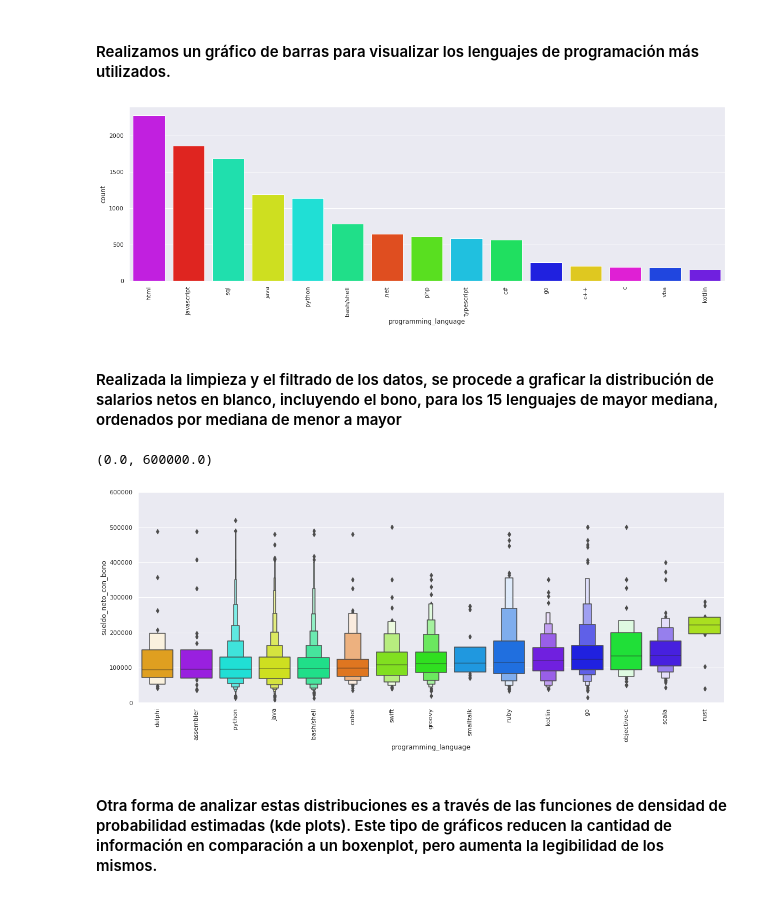
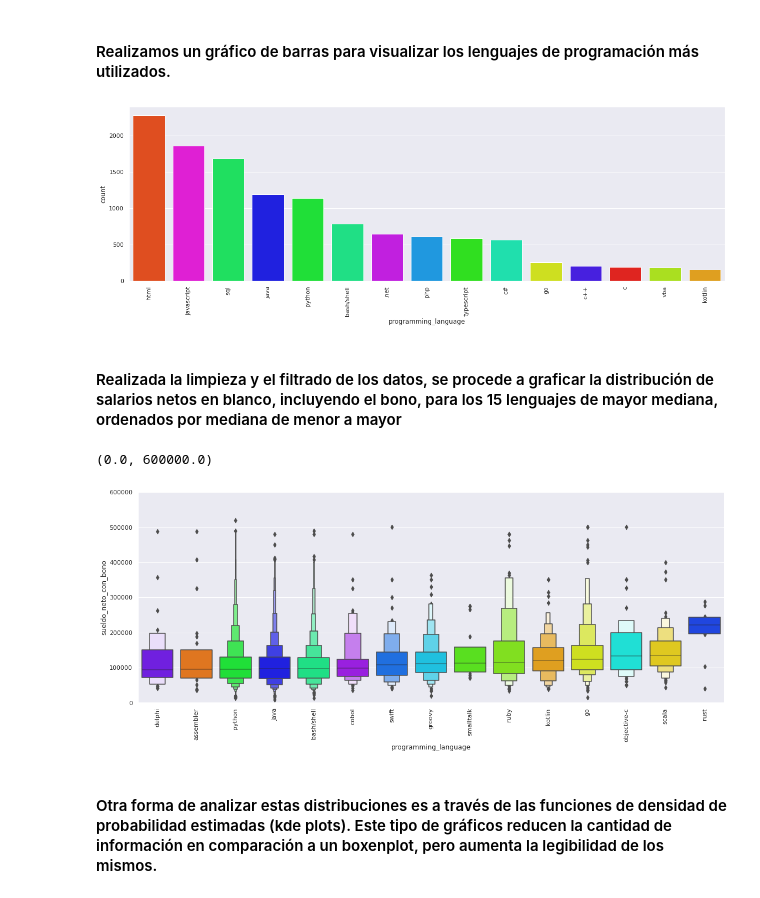
Before and after one commit to fnbellomo/DiploDatos2021, a Jupyter notebook: AyVD/Entregable_Parte_1.ipynb, the cells around one changed output. Drawn from its saved outputs; the diff is of its cells as text; code cells hidden in the pictures.

Commit message:
Joyploy Ordenado  por mediana + Pruebas de colores

```diff
--- a/AyVD/Entregable_Parte_1.ipynb
+++ b/AyVD/Entregable_Parte_1.ipynb
@@ -315,18 +315,18 @@ lenguajes_ordenados_cantidad = df_filter.programming_language.value_counts().ind
 # %%
 # Poner colores a cada lenguaje
 color_labels = list(set(lenguajes_ordenados_mediana[-15:].tolist() + lenguajes_ordenados_cantidad[:15].tolist()))
-rgb_values = seaborn.color_palette("gist_rainbow", len(color_labels))
+rgb_values = seaborn.color_palette("gist_rainbow_r", len(color_labels))
 color_map = dict(zip(color_labels, rgb_values))
 
 #Gráfico de barras
 fig = plt.figure(figsize=(20, 6))
 chart = seaborn.countplot(
     x=df_filter.programming_language,
     order = lenguajes_ordenados_cantidad[:15],
     palette = [color_map[clr] for clr in lenguajes_ordenados_cantidad[:15]])
 labels = chart.set_xticklabels(chart.get_xticklabels(), rotation=90)
 # %% [output]
-[figure, old version]
+[figure, new version]
 # %% [markdown]
 #### Realizada la limpieza y el filtrado de los datos, se procede a graficar la distribución de salarios netos en blanco, incluyendo el bono, para los 15 lenguajes de mayor mediana, ordenados por mediana de menor a mayor
 # %%
@@ -346,7 +346,7 @@ plt.xticks(rotation=90)
 plt.ylim(0,600000)
 # %% [output]
 (0.0, 600000.0)
-[figure, old version]
+[figure, new version]
 # %% [markdown]
 #### Otra forma de analizar estas distribuciones es a través de las funciones de densidad de probabilidad estimadas (kde plots). Este tipo de gráficos reducen la cantidad de información en comparación a un boxenplot, pero aumenta la legibilidad de los mismos.
 # %%
```
Also changed, not shown: parts of 6 cells of this notebook.
